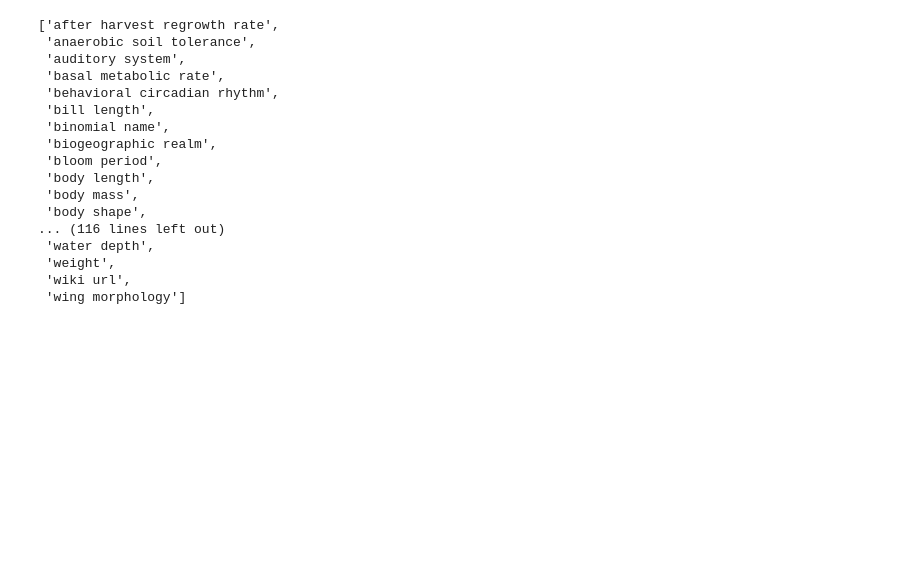
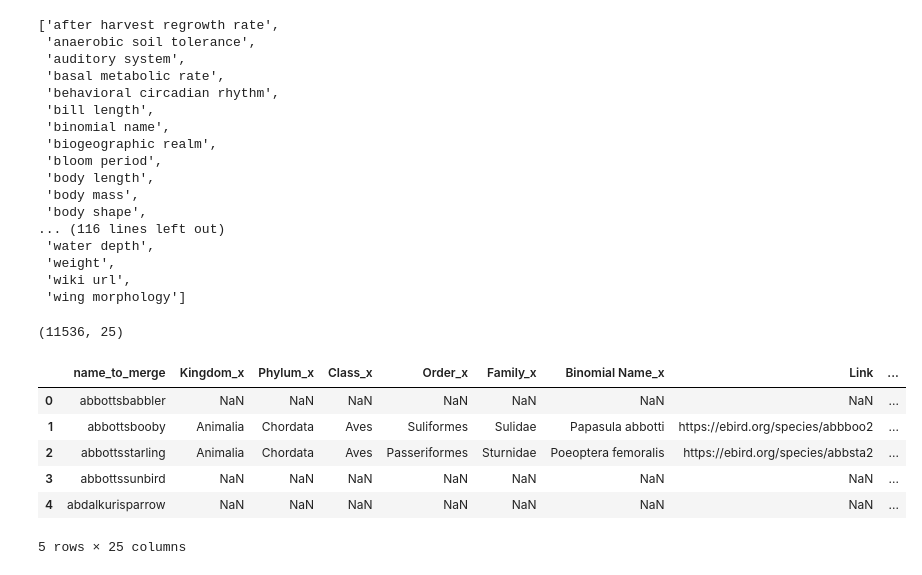
Before and after one commit to Mahanth-Maha/birds, a Jupyter notebook: Week1_Strucured_Data_Gen/Final_Merge.ipynb, the cells around one changed output. Drawn from its saved outputs; the diff is of its cells as text; code cells hidden in the pictures; blank space fills up the shorter version.

```diff
--- a/Week1_Strucured_Data_Gen/Final_Merge.ipynb
+++ b/Week1_Strucured_Data_Gen/Final_Merge.ipynb
@@ -518,3 +518,21 @@ sorted([i.lower() for i in comb_col])
 # %%
 # conservation status
 # habitat
+# %%
+names_ebird.rename({"Link":"Ebird_Link","Description":"Ebird_Description"},inplace=True)
+# %%
+# names_ebird_wiki = pd.merge(names_ebird,names_wiki,how='outer',on=['name_to_merge','Kingdom','Phylum','Class','Order','Family'])
+names_ebird_wiki = pd.merge(names_ebird,names_wiki,how='outer',on=['name_to_merge'])
+names_ebird_wiki.shape
+# %% [output]
+(11536, 25)
+# %%
+names_ebird_wiki.head(5)
+# %% [output]
+|  | name_to_merge | Kingdom_x | Phylum_x | Class_x | Order_x | Family_x | Binomial Name_x | Link | ... |
+| 0 | abbottsbabbler | NaN | NaN | NaN | NaN | NaN | NaN | NaN | ... |
+| 1 | abbottsbooby | Animalia | Chordata | Aves | Suliformes | Sulidae | Papasula abbotti | https://ebird.org/species/abbboo2 | ... |
+| 2 | abbottsstarling | Animalia | Chordata | Aves | Passeriformes | Sturnidae | Poeoptera femoralis | https://ebird.org/species/abbsta2 | ... |
+| 3 | abbottssunbird | NaN | NaN | NaN | NaN | NaN | NaN | NaN | ... |
+| 4 | abdalkurisparrow | NaN | NaN | NaN | NaN | NaN | NaN | NaN | ... |
+5 rows × 25 columns
```
Also changed, not shown: parts of 17 cells of this notebook, 10 other files.
